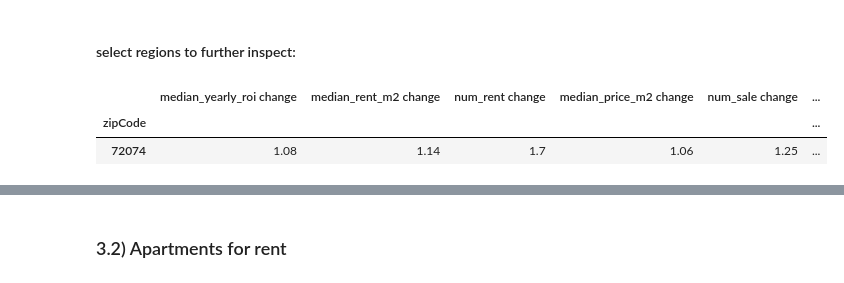
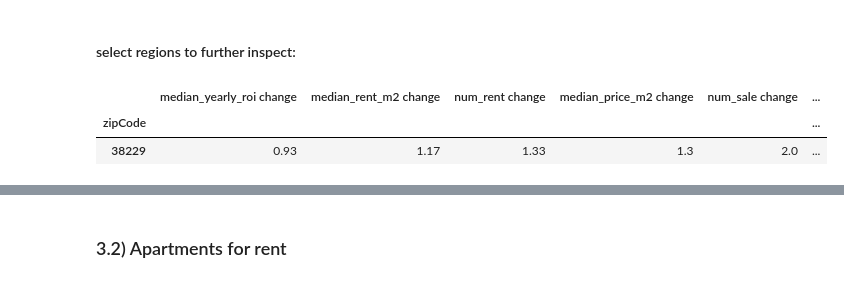
Before and after one commit to maxtue/ApartmentListings, a Jupyter notebook: data_analysis/time_series.ipynb, the cells around one changed output, grey strips where cells are left out. Saved outputs shown, nothing was run; the diff lists cells and outputs as text; code cells hidden in the pictures.

```diff
--- a/data_analysis/time_series.ipynb
+++ b/data_analysis/time_series.ipynb
@@ -102,12 +101,12 @@ time_df[time_filt].sort_values("median_yearly_roi change", ascending=False).head
 # %% [markdown]
 #### select regions to further inspect:
 # %%
-regions = [72074]
+regions = [38229]
 time_df.loc[regions]
 # %% [output]
 |  | median_yearly_roi change | median_rent_m2 change | num_rent change | median_price_m2 change | num_sale change | ... |
 | zipCode |  |  |  |  |  | ... |
-| 72074 | 1.08 | 1.14 | 1.7 | 1.06 | 1.25 | ... |
+| 38229 | 0.93 | 1.17 | 1.33 | 1.3 | 2.0 | ... |
 [interactive output not drawn]
 # %% [markdown]
 ### 3.2) Apartments for rent
```
Also changed, not shown: parts of 5 cells of this notebook, 4 other files.
